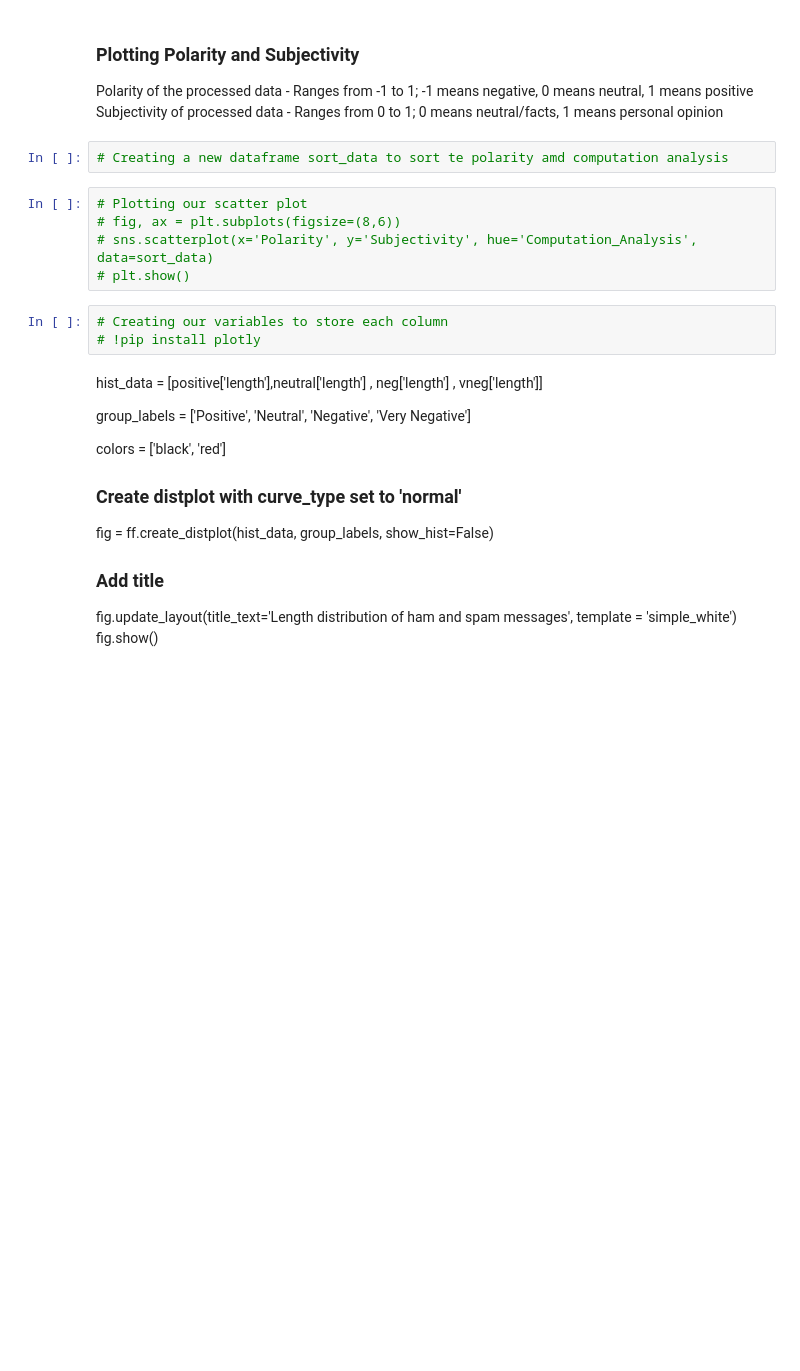
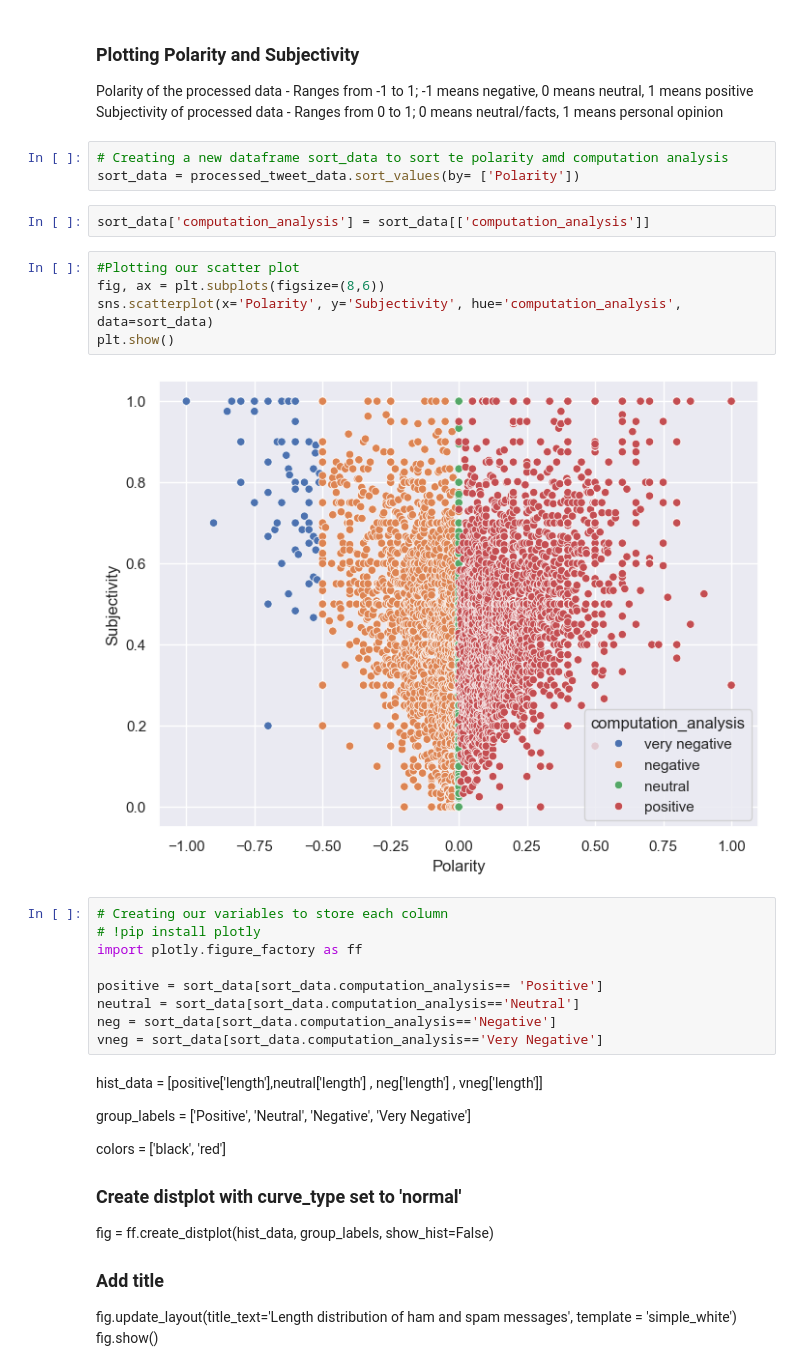
Before and after one commit to Joostbox/DAC-Curriculum, a Jupyter notebook: DAC-008_Intro_To_NLP/DAC-008_Sentiment_Analysis_1_Student.ipynb, the cells around one changed output. Drawn from its saved outputs; the diff is of its cells as text; blank space fills up the shorter version.

Commit message:
Analysis 2

```diff
--- a/DAC-008_Intro_To_NLP/DAC-008_Sentiment_Analysis_1_Student.ipynb
+++ b/DAC-008_Intro_To_NLP/DAC-008_Sentiment_Analysis_1_Student.ipynb
@@ -405,14 +405,25 @@ Polarity of the processed data - Ranges from -1 to 1; -1 means negative, 0 means
 Subjectivity of processed data - Ranges from 0 to 1; 0 means neutral/facts, 1 means personal opinion
 # %%
 # Creating a new dataframe sort_data to sort te polarity amd computation analysis
+sort_data = processed_tweet_data.sort_values(by= ['Polarity'])
+# %%
+sort_data['computation_analysis'] = sort_data[['computation_analysis']]
 # %%
-# Plotting our scatter plot
-# fig, ax = plt.subplots(figsize=(8,6))
-# sns.scatterplot(x='Polarity', y='Subjectivity', hue='Computation_Analysis', data=sort_data)
-# plt.show()
+#Plotting our scatter plot
+fig, ax = plt.subplots(figsize=(8,6))
+sns.scatterplot(x='Polarity', y='Subjectivity', hue='computation_analysis', data=sort_data)
+plt.show()
+# %% [output]
+[figure, added]
 # %%
 # Creating our variables to store each column
 # !pip install plotly
+import plotly.figure_factory as ff
+
+positive = sort_data[sort_data.computation_analysis== 'Positive']
+neutral = sort_data[sort_data.computation_analysis=='Neutral']
+neg = sort_data[sort_data.computation_analysis=='Negative']
+vneg = sort_data[sort_data.computation_analysis=='Very Negative']
 # %% [markdown]
 hist_data = [positive['length'],neutral['length'] , neg['length'] , vneg['length']]
 
```
Also changed, not shown: parts of 21 cells of this notebook, 1 other file.
